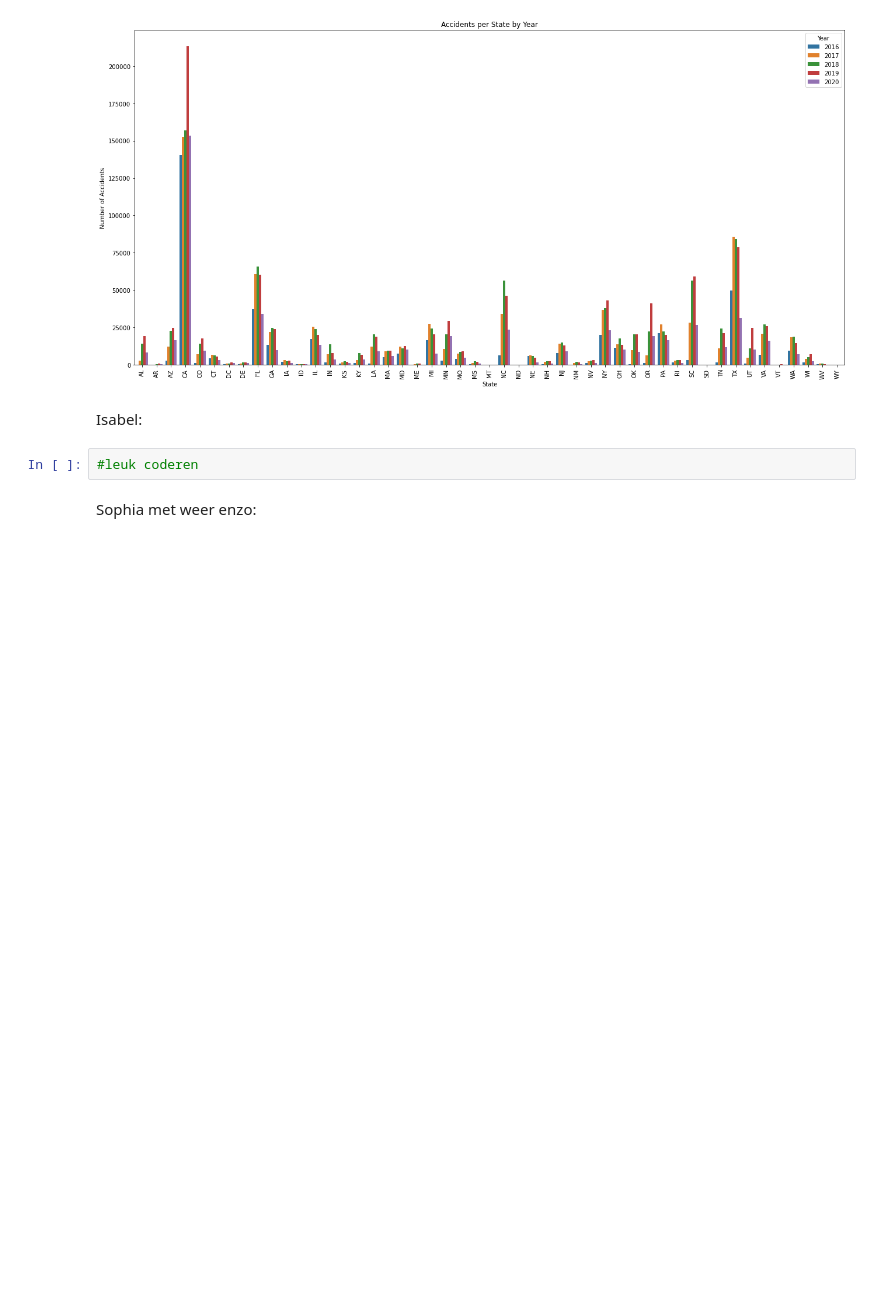
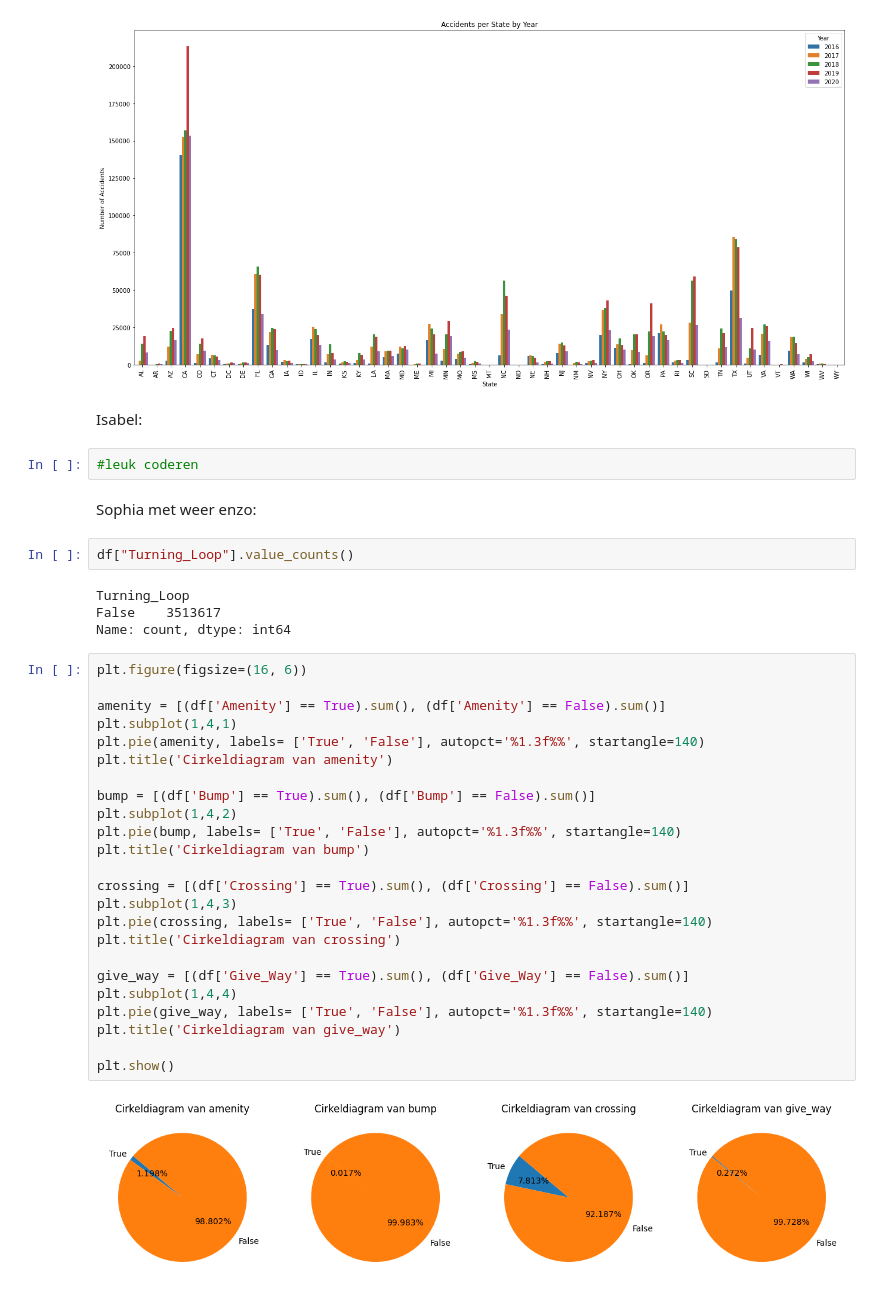
Before and after one commit to IsabelvanDam19/WT_Specialisatie, a Jupyter notebook: Beetje dingen enzo.ipynb, the cells around one changed output. Saved outputs shown, nothing was run; the diff lists cells and outputs as text; blank space fills up the shorter version.

Commit message:
Cirkeldiagrammen booleans

```diff
--- a/Beetje dingen enzo.ipynb
+++ b/Beetje dingen enzo.ipynb
@@ -210,4 +210,36 @@ Isabel:
 #leuk coderen
 # %% [markdown]
 Sophia met weer enzo:
+# %%
+df["Turning_Loop"].value_counts()
+# %% [output]
+Turning_Loop
+False    3513617
+Name: count, dtype: int64
+# %%
+plt.figure(figsize=(16, 6))
+
+amenity = [(df['Amenity'] == True).sum(), (df['Amenity'] == False).sum()]
+plt.subplot(1,4,1)
+plt.pie(amenity, labels= ['True', 'False'], autopct='%1.3f%%', startangle=140)
+plt.title('Cirkeldiagram van amenity')
+
+bump = [(df['Bump'] == True).sum(), (df['Bump'] == False).sum()]
+plt.subplot(1,4,2)
+plt.pie(bump, labels= ['True', 'False'], autopct='%1.3f%%', startangle=140)
+plt.title('Cirkeldiagram van bump')
+
+crossing = [(df['Crossing'] == True).sum(), (df['Crossing'] == False).sum()]
+plt.subplot(1,4,3)
+plt.pie(crossing, labels= ['True', 'False'], autopct='%1.3f%%', startangle=140)
+plt.title('Cirkeldiagram van crossing')
+
+give_way = [(df['Give_Way'] == True).sum(), (df['Give_Way'] == False).sum()]
+plt.subplot(1,4,4)
+plt.pie(give_way, labels= ['True', 'False'], autopct='%1.3f%%', startangle=140)
+plt.title('Cirkeldiagram van give_way')
+
+plt.show()
+# %% [output]
+[figure, added]
 # %%
```
Also changed, not shown: parts of 7 cells of this notebook.
